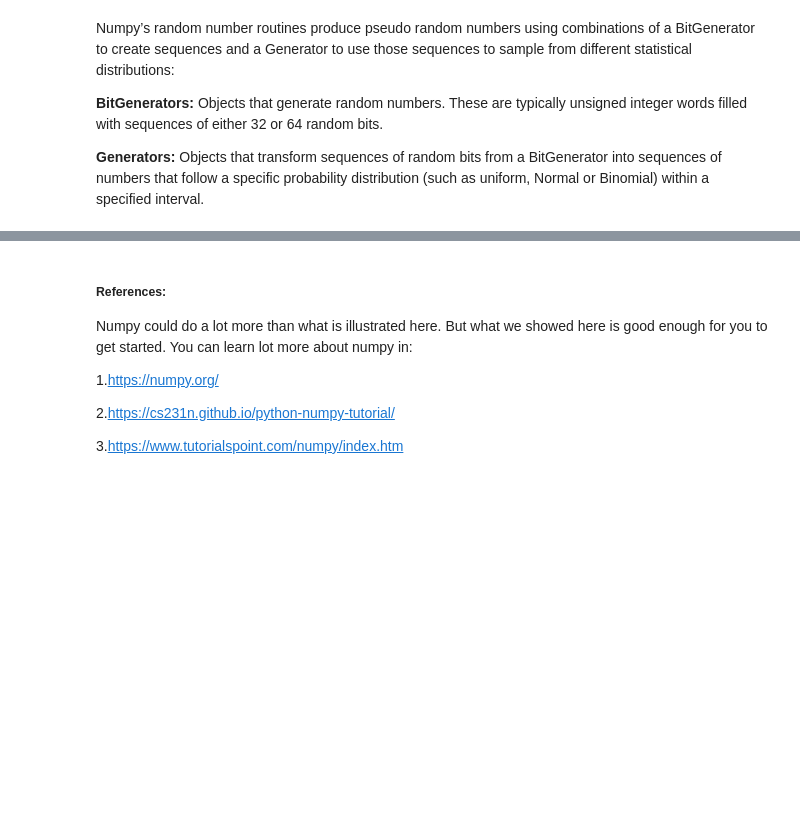
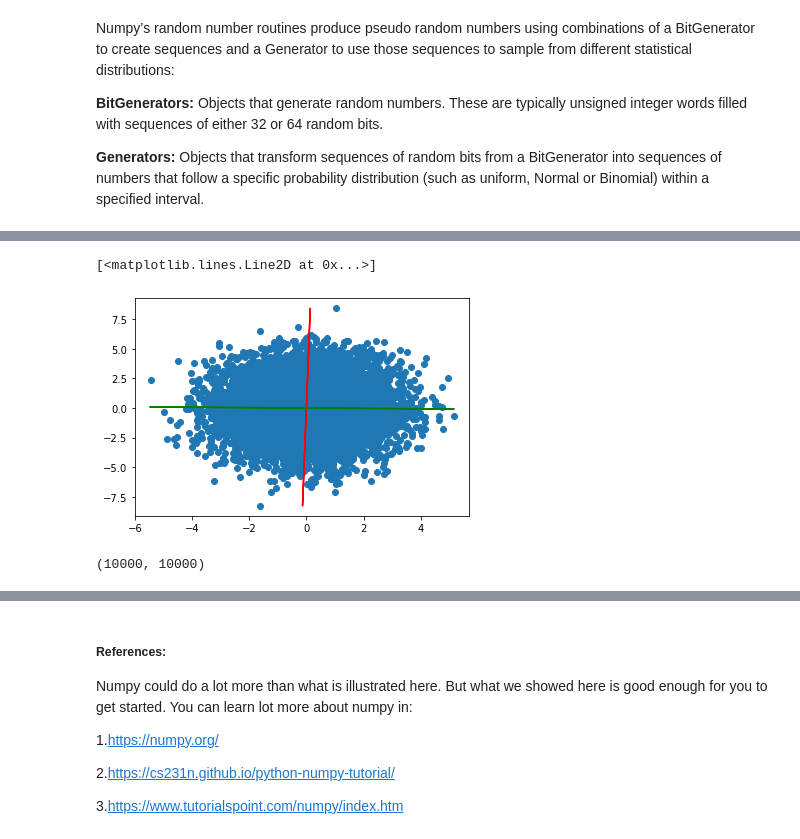
Before and after one commit to kmnuddin/data_analytics_and_viz, a Jupyter notebook: numpy basics.ipynb, the cells around one changed output, grey strips where cells are left out. Drawn from its saved outputs; the diff is of its cells as text; code cells hidden in the pictures; blank space fills up the shorter version.

```diff
--- a/numpy basics.ipynb
+++ b/numpy basics.ipynb
@@ -296,0 +353,30 @@ Numpy’s random number routines produce pseudo random numbers using combination
+# %%
+import matplotlib.pyplot as plt
+
+U,C,V = np.linalg.svd(x.T)
+
+xT = x.T
+
+x_proj = np.matmul(U.T, xT)
+
+x_proj.shape
+proj1 = x_proj[0,:].reshape((-1, 1))
+proj2 = x_proj[1,:].reshape((-1,1))
+
+
+recon_1 = np.dot(proj1, U[0, :][np.newaxis, ...])
+recon_2 = np.dot(proj2, U[1, :][np.newaxis, ...])
+recon_1.shape
+
+plt.figure()
+plt.scatter(x[:,0], x[:,1])
+
+plt.plot(recon_1[:,0], recon_1[:,1], c='r', label='1st eigenvector direction')
+plt.plot(recon_2[:,0], recon_2[:,1], c='g', label='2nd eigenvector direction')
+# %% [output]
+[<matplotlib.lines.Line2D at 0x...>]
+[figure, added]
+# %%
+U.shape
+# %% [output]
+(10000, 10000)
```
Also changed, not shown: parts of 25 cells of this notebook, 1 other file.
